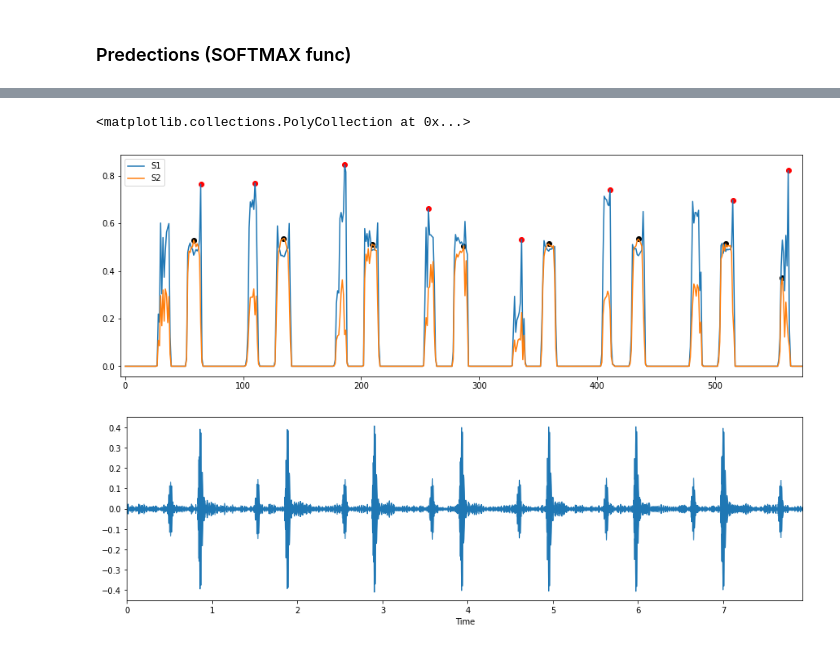
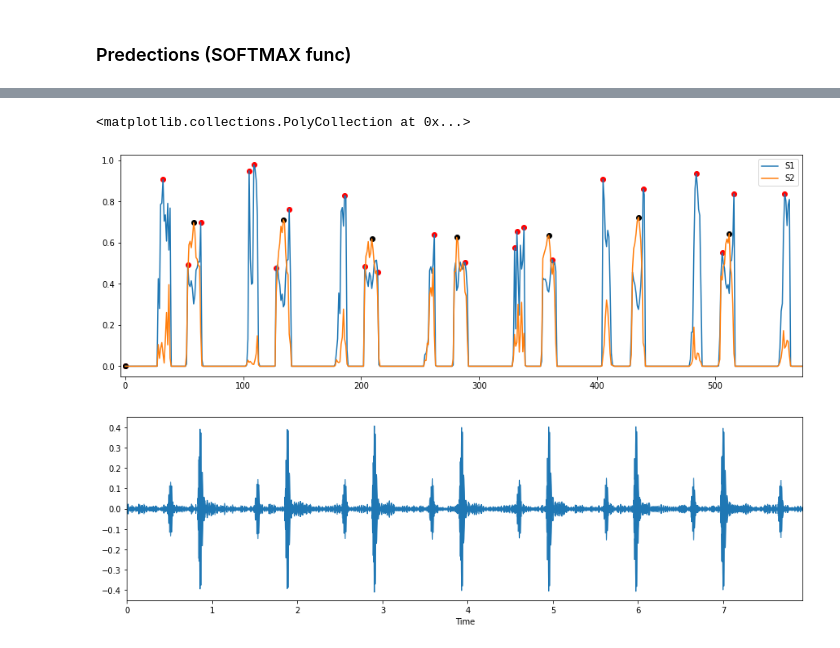
Before and after one commit to blackmountainb/taad-project, a Jupyter notebook: code/Model_Predict.ipynb, the cells around one changed output, grey strips where cells are left out. Cells and saved outputs as stored; diff of their text form; code cells hidden in the pictures.

Commit message:
Local crash on git after big changes
Managed the organization of the directory. Simplified the graphical search of S1 and S2.

```diff
--- a/code/Model_Predict.ipynb
+++ b/code/Model_Predict.ipynb
@@ -112,4 +113,4 @@ featuresdf.to_pickle(fileMFCCs)
 # %% [markdown]
 ### Load Model from saved files
 # %%
-model = load_model('../model_save/cut_setA', compile = True)
+model = load_model('../model_save/cut_setA_700Epoch/saved_model', compile = True)
@@ -116,5 +123,6 @@ model = load_model('../model_save/cut_setA', compile = True)
 # %%
 fileMFCCs = '../MFCCs/completeSetA_' + '3000' + '.pkl'
+fileMFCCs = '../MFCCs/' + fname + "_" + str(windowSize) + '.pkl'
 featuresdf = pd.read_pickle(fileMFCCs)
 featuresdf.head()
 # %% [output]
@@ -204,0 +193,29 @@ for i in position2:
+# %%
+def maxS(arrIn, arrOut, sound):
+    #Vector to save values to compare with the following indexed itens
+    maxArr = np.array([0, 0])
+    #iterate over the predictions over the threshold
+    for item in arrIn:
+        #if current prediction is bigger than the one saved in maxArr
+        if (item[sound] > maxArr[1]):
+            #then change it
+            maxArr = np.array([item[0], item[sound]])
+        #if current prediction is zero and the stored prediction is not zero
+        if(item[sound] == 0 and maxArr[1] != 0):
+            arrOut = np.vstack((arrOut, maxArr))
+            maxArr = np.array([0,0])
+
+       # if(item[sound] > treshold and (item[0] - maxArr[0]) > 8):
+            #maxArr = np.array([item[0], item[sound]])
+
+
+    return arrOut
+# %%
+maxSoneArr = np.array([0,0])
+maxStwoArr = np.array([0,0])
+
+maxSoneArr = maxS(beatPositions, maxSoneArr, 1)
+maxStwoArr = maxS(beatPositions, maxStwoArr, 2)
+
+print(maxSoneArr)
+print(maxStwoArr)
@@ -205,25 +240,29 @@ for i in position2:
 # %%
 # plots:
 
 plt.figure(figsize=(15,5))
 plt.plot(colSone, label='S1')
 plt.plot(colSTwo, label='S2')
 #plt.plot(colNoise, label='Noise')
 plt.xlim(-4, 574)
-plt.scatter(positionS1.keys(), positionS1.values(), c='red')
-plt.scatter(positionS2.keys(), positionS2.values(), c='black')
+#plt.scatter(positionS1.keys(), positionS1.values(), c='red')
+#plt.scatter(positionS2.keys(), positionS2.values(), c='black')
+plt.scatter(maxSoneArr[:,0], maxSoneArr[:,1], c='red')
+plt.scatter(maxStwoArr[:,0], maxStwoArr[:,1], c='black')
 plt.legend()
+
+
 
 # plot waves of S1
 fig = plt.figure(figsize=(15,10))
 fig.subplots_adjust(hspace = 0.4, wspace = 0.4)
 fig.add_subplot(2,1,2)
 name = '../set_a/normal__201108011114.wav'
 data, sample_rate = librosa.load(name)
 librosa.display.waveplot(data, sr = sample_rate)
 # %% [output]
 <matplotlib.collections.PolyCollection at 0x...>
-[figure, old version]
+[figure, new version]
 [figure]
 # %%
 lista1 = []
```
Also changed, not shown: parts of 19 cells of this notebook, 17 other files.
